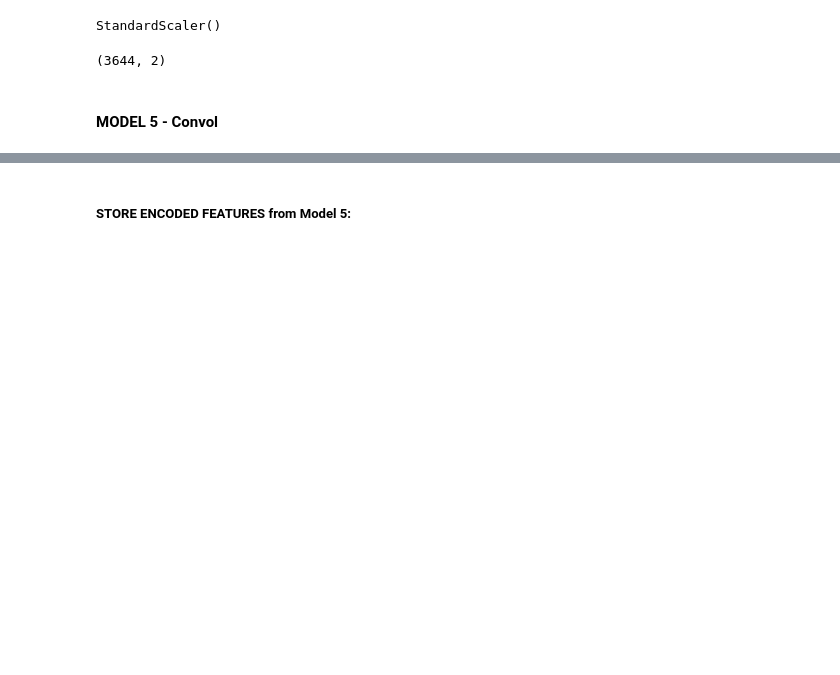
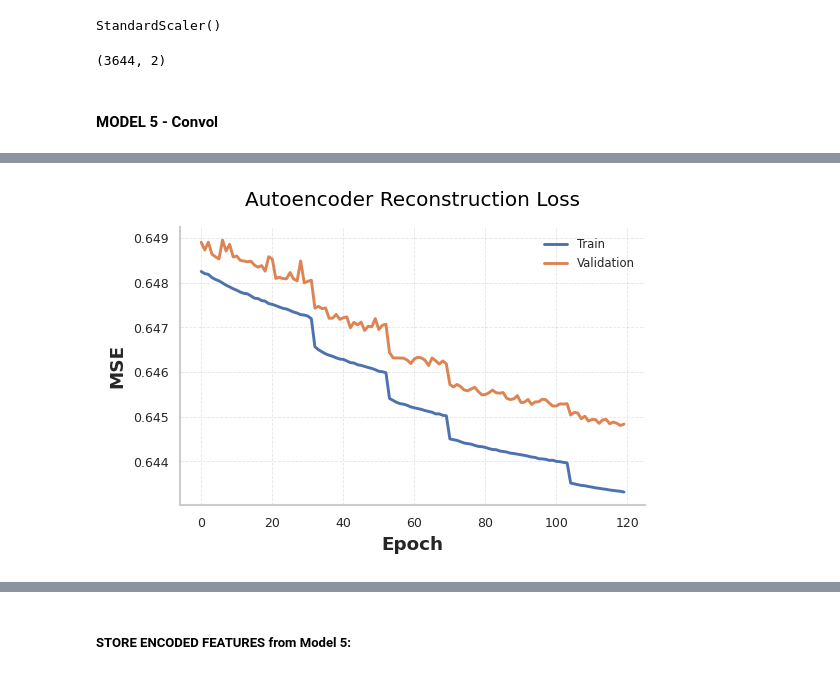
Before and after one commit to fabriziobasso/Colab_backup, a Jupyter notebook: File_00_Clusters_ext.ipynb, the cells around one changed output, grey strips where cells are left out. Cells and saved outputs as stored; diff of their text form; code cells hidden in the pictures; blank space fills up the shorter version.

```diff
--- a/File_00_Clusters_ext.ipynb
+++ b/File_00_Clusters_ext.ipynb
@@ -1953,36 +1965,49 @@ autoencoder_prellin_v5.summary()
 # %%
-lr = keras.callbacks.ReduceLROnPlateau(monitor="val_Reg_Output_root_mean_squared_error",
+lr = keras.callbacks.ReduceLROnPlateau(monitor="val_Reg_Output_rmse",
                         factor=0.75,
                         patience=10,
                         verbose=1,
                         mode="min")
 
-early_stop = keras.callbacks.EarlyStopping(monitor="val_Reg_Output_root_mean_squared_error",
+early_stop = keras.callbacks.EarlyStopping(monitor="val_Reg_Output_rmse",
                             patience=25,
                             verbose=1,
                             mode="min",
                             restore_best_weights=True)
 
 ##################################################################### Relevant Folders
-folders_experiment = f"/content/drive/MyDrive/Exercises/Studies_Structured_Data/Models/Glucose/encoder_05/"
+folders_experiment = f"/content/drive/MyDrive/Exercises/Studies_Structured_Data/Models/Glucose/encoder_05_ext/"
 ##################################################################### Generate and Fit Model
 # Callbacks:
 checkpoint_filepath = folders_experiment + f'checkpoint/best_weights_v5.weights.h5'
 
 Checkpoint = keras.callbacks.ModelCheckpoint(filepath=checkpoint_filepath,
                                                  save_weights_only=True,
-                                                 monitor="val_Reg_Output_root_mean_squared_error",
+                                                 monitor="val_Reg_Output_rmse",
                                                  mode='min')
+# %%
+autoencoder_prellin_v5.load_weights(checkpoint_filepath)
+# %%
+##################################################################### Relevant Folders
+folders_experiment = f"/content/drive/MyDrive/Exercises/Studies_Structured_Data/Models/Glucose/encoder_05_ext/"
+##################################################################### Generate and Fit Model
+# Callbacks:
+checkpoint_filepath = folders_experiment + f'checkpoint/best_weights_v5_bis.weights.h5'
+
+Checkpoint = keras.callbacks.ModelCheckpoint(filepath=checkpoint_filepath,
+                                                 save_weights_only=True,
+                                                 monitor="val_Reg_Output_rmse",
+                                                 mode='min')
 # %%
 # Compile the autoencoder model
 optimizer = keras.optimizers.Adam(learning_rate=0.0005)
 loss_0 = 'mse'
 loss_1 = 'mse'
 
-autoencoder_prellin_v5.compile(loss=[loss_0, loss_1], loss_weights=[0.7,0.30], optimizer=optimizer, metrics={'decoded': 'mse','Reg_Output': RootMeanSquaredError()})
+autoencoder_prellin_v5.compile(loss=[loss_0, loss_1], loss_weights=[0.7,0.30], optimizer=optimizer, metrics={'decoded': 'mse','Reg_Output': RootMeanSquaredError(name="rmse")})
 
 # Train the autoencoder with MNIST data
-#history_prellin_v5 = autoencoder_prellin_v5.fit(train, [train, y_enc_train], epochs=120, batch_size=256, callbacks = [early_stop, Checkpoint, lr],
-#                                                 shuffle=True, validation_data=(valid, [valid, y_enc_valid]))
+history_prellin_v5 = autoencoder_prellin_v5.fit(train, [train, y_enc_train], epochs=120, batch_size=256, callbacks = [early_stop, Checkpoint, lr],
+                                                 shuffle=True, validation_data=(valid, [valid, y_enc_valid]))
 
 autoencoder_prellin_v5.load_weights(checkpoint_filepath)
@@ -1989,12 +2032,14 @@ autoencoder_prellin_v5.load_weights(checkpoint_filepath)
 # %%
 # Plot training and validation loss scores
 # against the number of epochs.
 plt.figure(figsize=(5, 3))
-plt.plot(history_prellin_v5.history['loss'], label='Train')
-plt.plot(history_prellin_v5.history['val_loss'], label='Validation')
+plt.plot(history_prellin_v5.history['Reg_Output_rmse'], label='Train')
+plt.plot(history_prellin_v5.history['val_Reg_Output_rmse'], label='Validation')
 plt.ylabel('MSE')
 plt.xlabel('Epoch')
 plt.title('Autoencoder Reconstruction Loss', pad=13)
 plt.legend(loc='upper right')
 plt.show()
+# %% [output]
+[figure, added]
 # %%
```
Also changed, not shown: parts of 109 cells of this notebook.
